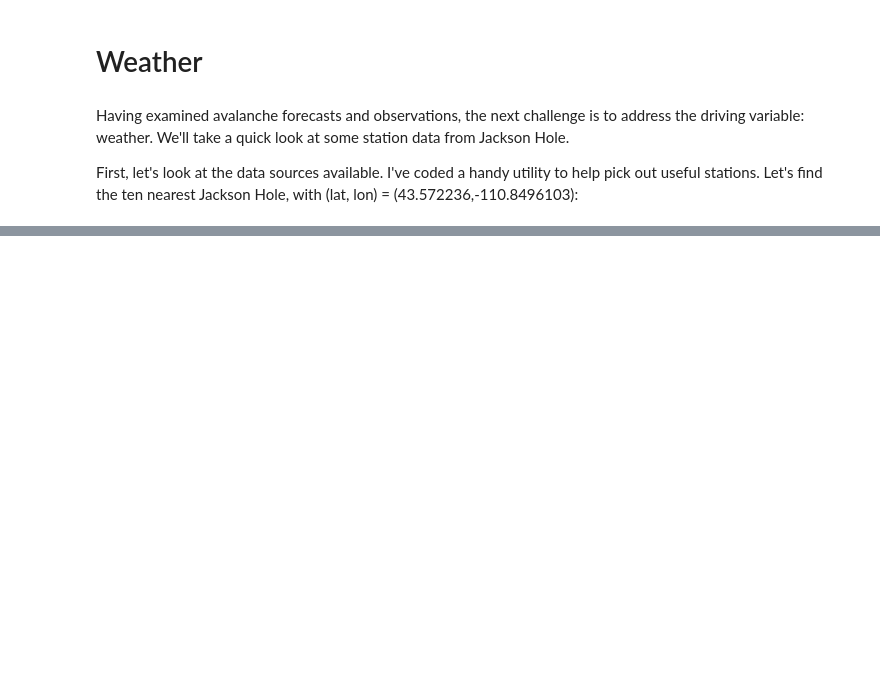
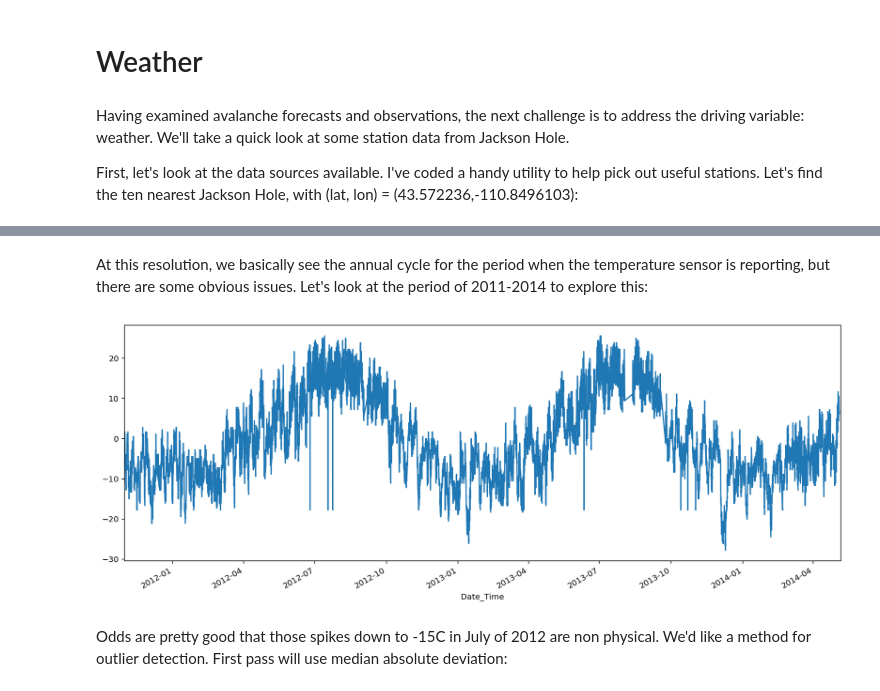
Before and after one commit to andybrnr/AvyData, a Jupyter notebook: avy/Teton_EDA.ipynb, the cells around one changed output, grey strips where cells are left out. Saved outputs shown, nothing was run; the diff lists cells and outputs as text; code cells hidden in the pictures; blank space fills up the shorter version.

```diff
--- a/avy/Teton_EDA.ipynb
+++ b/avy/Teton_EDA.ipynb
@@ -255,0 +304,8 @@ df.head(10)
+# %% [markdown]
+At this resolution, we basically see the annual cycle for the period when the temperature sensor is reporting, but there are some obvious issues. Let's look at the period of 2011-2014 to explore this:
+# %%
+wx_df.loc['2011-10-31':'2014-05-31','air_temp_set_1'].plot(figsize=(16,6));
+# %% [output]
+[figure, added]
+# %% [markdown]
+Odds are pretty good that those spikes down to -15C in July of 2012 are non physical. We'd like a method for outlier detection. First pass will use median absolute deviation:
```
Also changed, not shown: parts of 8 cells of this notebook, 1 other file.
